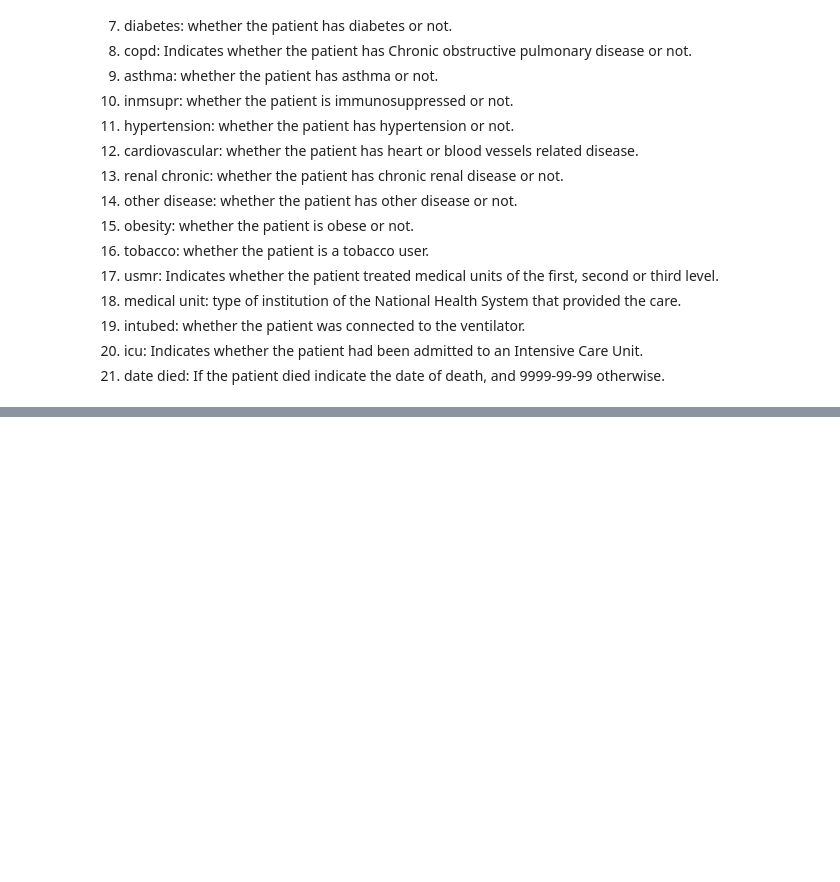
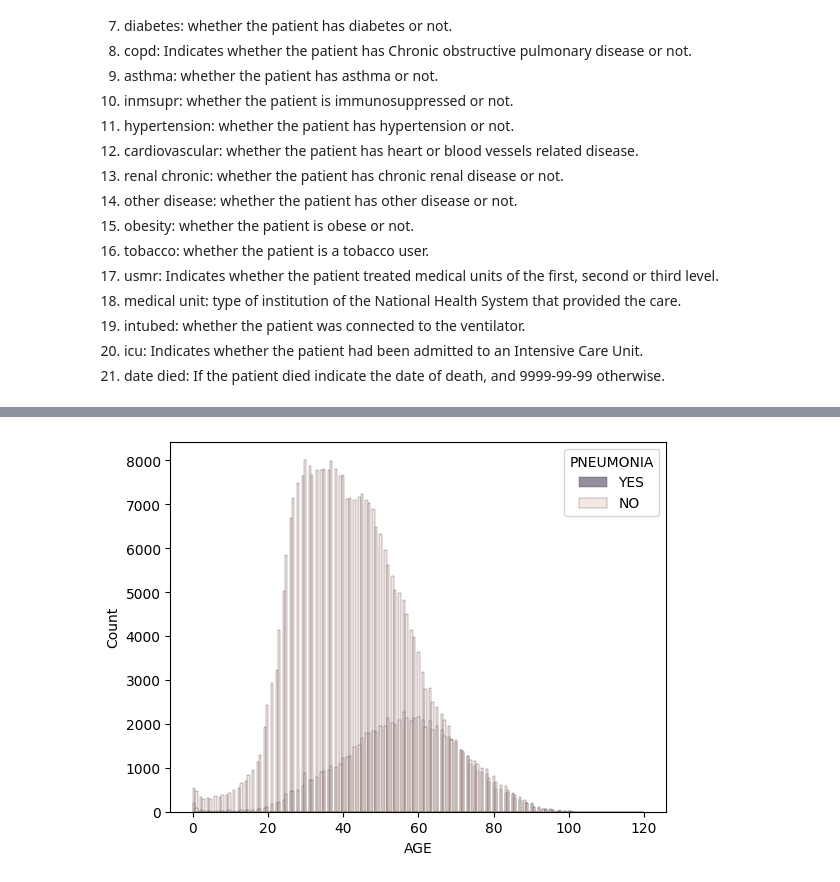
Before and after one commit to saks004/COVID-19-Dataset-Mexico, a Jupyter notebook: EDA.ipynb, the cells around one changed output, grey strips where cells are left out. Saved outputs shown, nothing was run; the diff lists cells and outputs as text; code cells hidden in the pictures; blank space fills up the shorter version.

```diff
--- a/EDA.ipynb
+++ b/EDA.ipynb
@@ -235,0 +372,8 @@ plt.show()
+# %%
+# Age distribution of people who had covid and pneumonia as symptom
+
+covid_infections = sns.histplot(data = covid_infected, x='AGE', hue = 'PNEUMONIA')
+plt.legend(title='PNEUMONIA', loc='upper right', labels=['YES','NO'])
+plt.show(covid_infections)
+# %% [output]
+[figure, added]
```
Also changed, not shown: parts of 52 cells of this notebook.
